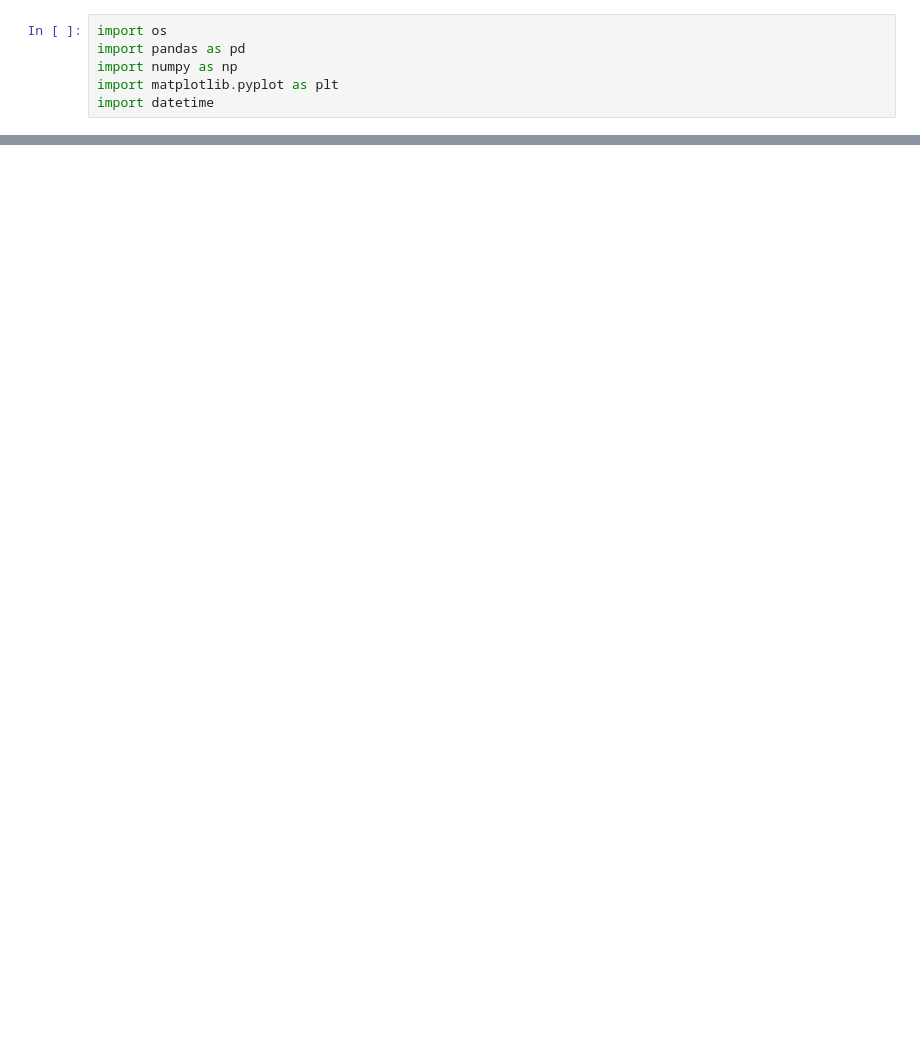
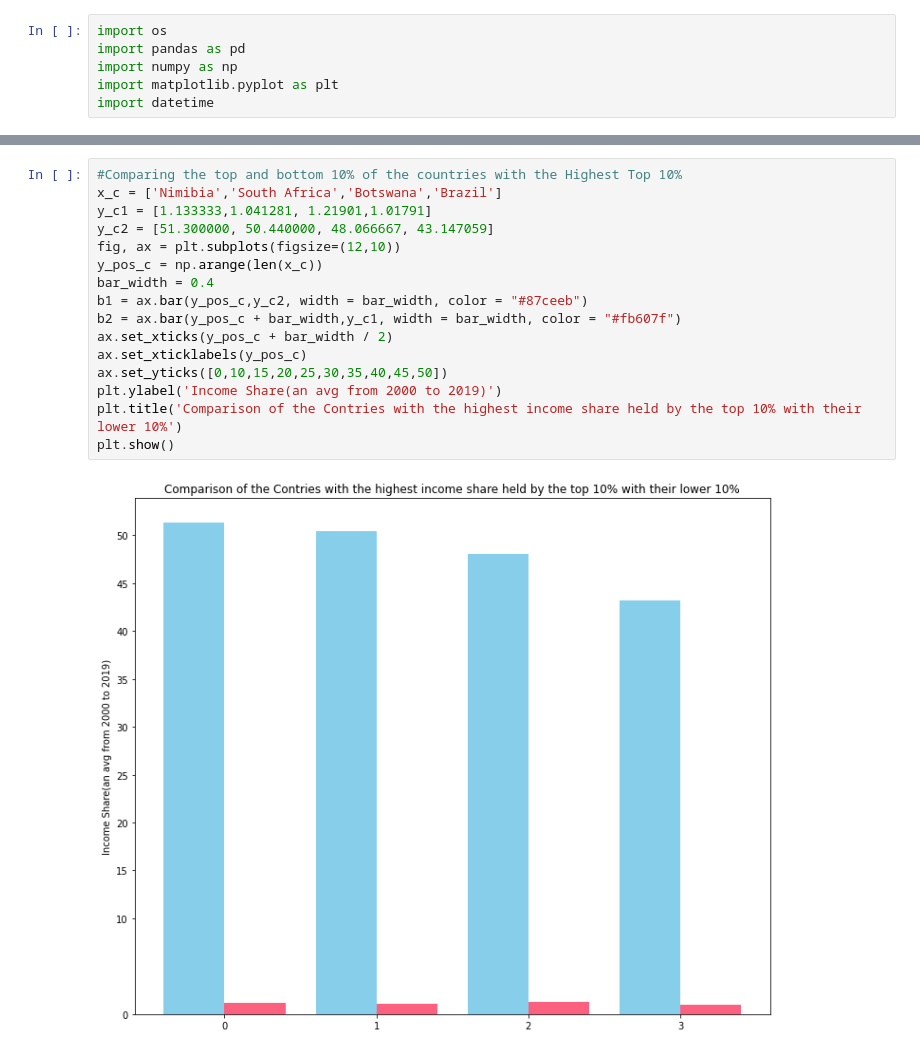
Before and after one commit to Raksha-Ramesh/wdi-econ-analysis, a Jupyter notebook: IncomeShareAndGDP.ipynb, the cells around one changed output, grey strips where cells are left out. Cells and saved outputs as stored; diff of their text form; blank space fills up the shorter version.

```diff
--- a/IncomeShareAndGDP.ipynb
+++ b/IncomeShareAndGDP.ipynb
@@ -71,0 +61,18 @@ print(finding_PercentageMissing(lowest10,70))
+# %%
+#Comparing the top and bottom 10% of the countries with the Highest Top 10%
+x_c = ['Nimibia','South Africa','Botswana','Brazil']
+y_c1 = [1.133333,1.041281, 1.21901,1.01791]
+y_c2 = [51.300000, 50.440000, 48.066667, 43.147059]
+fig, ax = plt.subplots(figsize=(12,10))
+y_pos_c = np.arange(len(x_c))
+bar_width = 0.4
+b1 = ax.bar(y_pos_c,y_c2, width = bar_width, color = "#87ceeb")
+b2 = ax.bar(y_pos_c + bar_width,y_c1, width = bar_width, color = "#fb607f")
+ax.set_xticks(y_pos_c + bar_width / 2)
+ax.set_xticklabels(y_pos_c)
+ax.set_yticks([0,10,15,20,25,30,35,40,45,50])
+plt.ylabel('Income Share(an avg from 2000 to 2019)')
+plt.title('Comparison of the Contries with the highest income share held by the top 10% with their lower 10%')
+plt.show()
+# %% [output]
+[figure, added]
```
Also changed, not shown: parts of 13 cells of this notebook.
